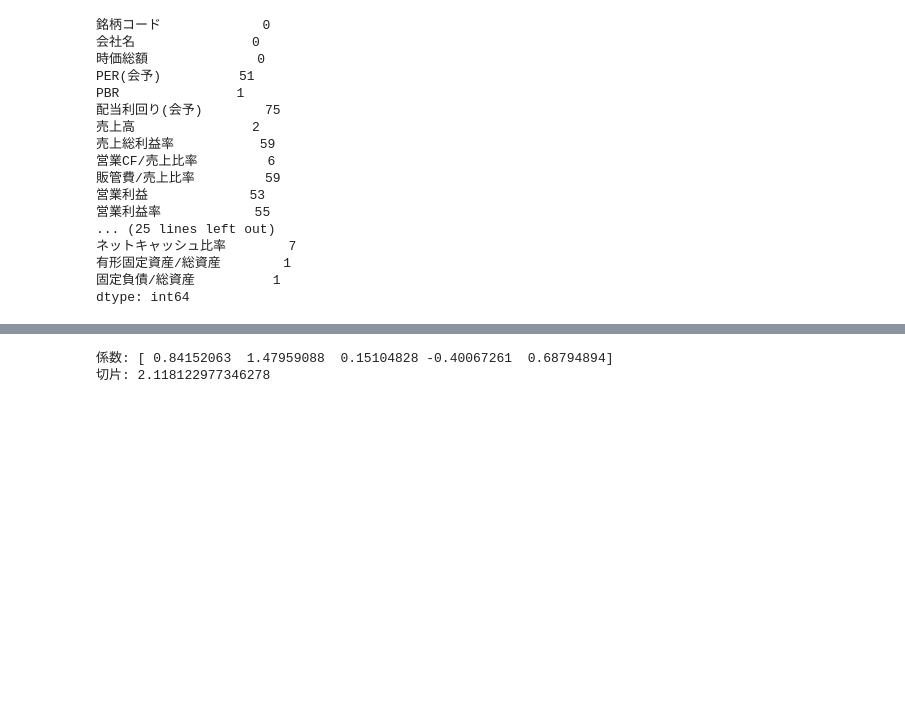
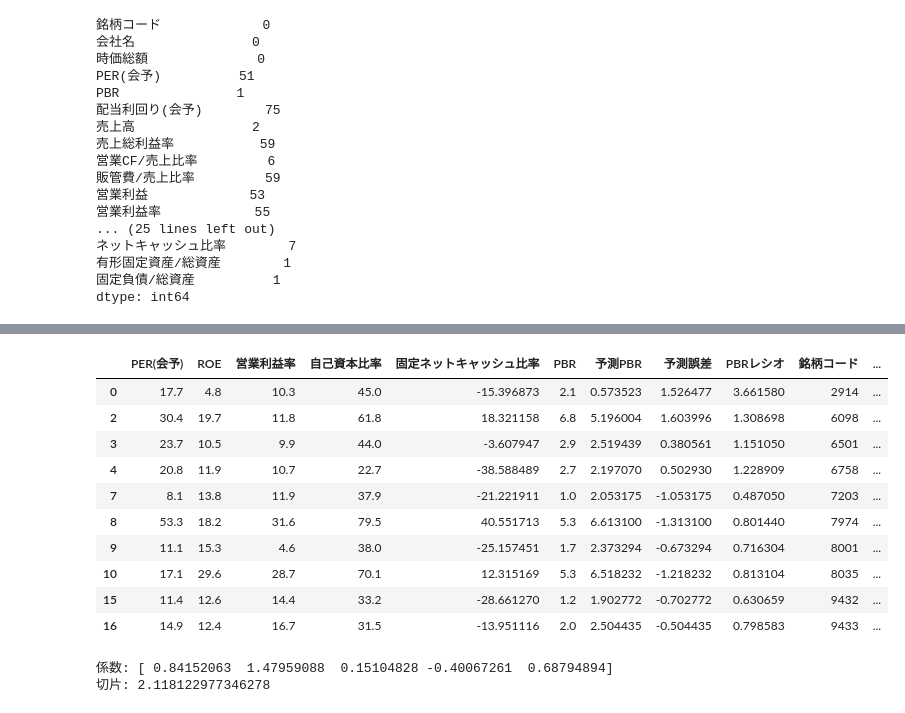
Before and after one commit to yoshi-fund/Predict-PBR, a Jupyter notebook: pbr/improv-PBR-Model.ipynb, the cells around one changed output, grey strips where cells are left out. Saved outputs shown, nothing was run; the diff lists cells and outputs as text; code cells hidden in the pictures; blank space fills up the shorter version.

```diff
--- a/pbr/improv-PBR-Model.ipynb
+++ b/pbr/improv-PBR-Model.ipynb
@@ -228,5 +284,3 @@ r_df.head()
-# %%
-r_df = r_df.drop(columns=['銘柄コード', '会社名'])
 # %%
 r_df.isna().sum()
 # %% [output]
@@ -244,6 +293,7 @@ PBR              1
 dtype: int64
 # %%
 r_df.dropna(inplace=True)
+company_names.dropna(inplace=True)
 
 r_df.shape
 # %% [output]
@@ -321,3 +348,0 @@ Index(['PER(会予)', '営業CF/売上比率', '営業利益率', 'ROE', '自己
-# %%
-
-X = r_df[[ 'PER(会予)', 'ROE', '営業利益率', '自己資本比率', '固定ネットキャッシュ比率',]]
@@ -367,0 +367,4 @@ print('平均絶対誤差 (MAE): {}'.format(np.mean(mae_scores)))
+# %%
+company_names_col = company_names[['銘柄コード','会社名']]
+
+company_names_col
@@ -367,0 +385,33 @@ print('平均絶対誤差 (MAE): {}'.format(np.mean(mae_scores)))
+# %%
+from sklearn.linear_model import LinearRegression
+
+
+sc = StandardScaler()
+X_sc = sc.fit_transform(X)
+
+lr = LinearRegression()
+lr.fit(X_sc, y)
+
+lr_pred = lr.predict(X_sc)
+
+r_df = r_df.copy()
+
+r_df['予測PBR'] = lr_pred
+r_df['予測誤差'] = r_df['PBR'] - lr_pred
+r_df['PBRレシオ'] = r_df['PBR'] / lr_pred
+r_df[['銘柄コード', '会社名']] = company_names_col
+
+
+r_df.head(10)
+# %% [output]
+|  | PER(会予) | ROE | 営業利益率 | 自己資本比率 | 固定ネットキャッシュ比率 | PBR | 予測PBR | 予測誤差 | PBRレシオ | 銘柄コード | ... |
+| 0 | 17.7 | 4.8 | 10.3 | 45.0 | -15.396873 | 2.1 | 0.573523 | 1.526477 | 3.661580 | 2914 | ... |
+| 2 | 30.4 | 19.7 | 11.8 | 61.8 | 18.321158 | 6.8 | 5.196004 | 1.603996 | 1.308698 | 6098 | ... |
+| 3 | 23.7 | 10.5 | 9.9 | 44.0 | -3.607947 | 2.9 | 2.519439 | 0.380561 | 1.151050 | 6501 | ... |
+| 4 | 20.8 | 11.9 | 10.7 | 22.7 | -38.588489 | 2.7 | 2.197070 | 0.502930 | 1.228909 | 6758 | ... |
+| 7 | 8.1 | 13.8 | 11.9 | 37.9 | -21.221911 | 1.0 | 2.053175 | -1.053175 | 0.487050 | 7203 | ... |
+| 8 | 53.3 | 18.2 | 31.6 | 79.5 | 40.551713 | 5.3 | 6.613100 | -1.313100 | 0.801440 | 7974 | ... |
+| 9 | 11.1 | 15.3 | 4.6 | 38.0 | -25.157451 | 1.7 | 2.373294 | -0.673294 | 0.716304 | 8001 | ... |
+| 10 | 17.1 | 29.6 | 28.7 | 70.1 | 12.315169 | 5.3 | 6.518232 | -1.218232 | 0.813104 | 8035 | ... |
+| 15 | 11.4 | 12.6 | 14.4 | 33.2 | -28.661270 | 1.2 | 1.902772 | -0.702772 | 0.630659 | 9432 | ... |
+| 16 | 14.9 | 12.4 | 16.7 | 31.5 | -13.951116 | 2.0 | 2.504435 | -0.504435 | 0.798583 | 9433 | ... |
```
Also changed, not shown: parts of 21 cells of this notebook.
